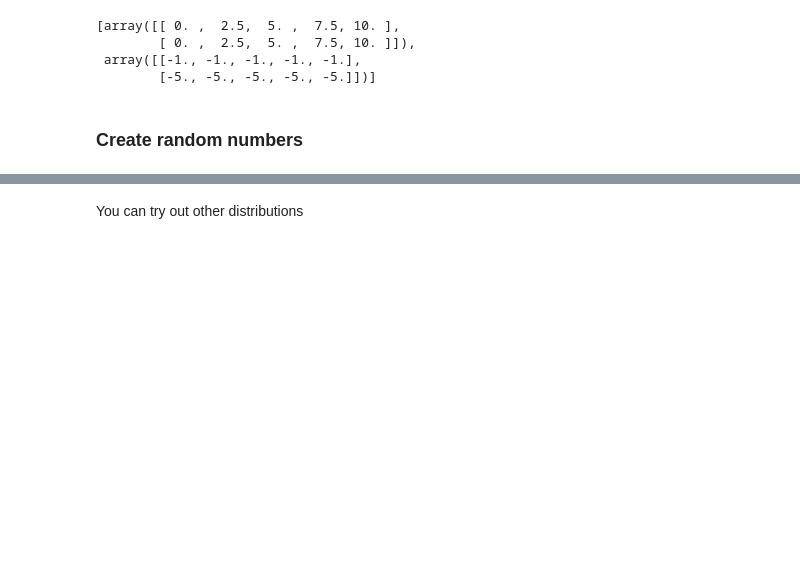
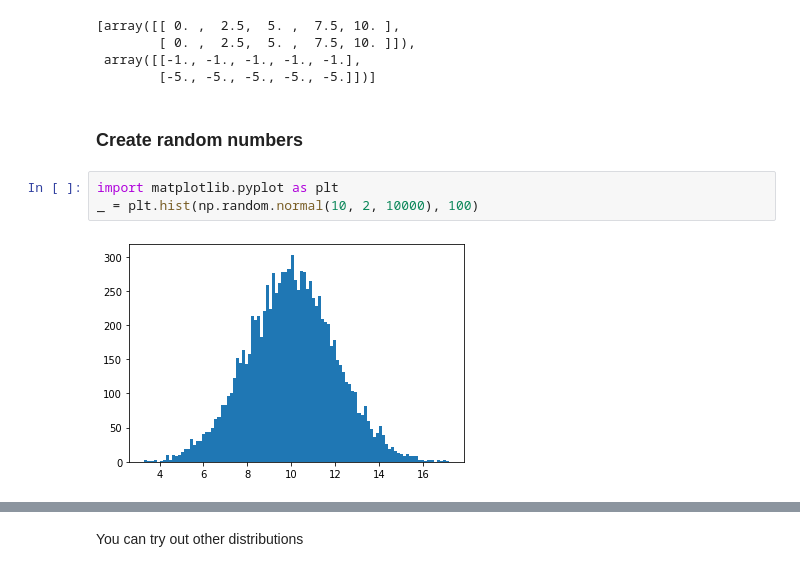
Before and after one commit to Advestis/machine_learning_course, a Jupyter notebook: py_data_science.ipynb, the cells around one changed output, grey strips where cells are left out. Saved outputs shown, nothing was run; the diff lists cells and outputs as text; blank space fills up the shorter version.

```diff
--- a/py_data_science.ipynb
+++ b/py_data_science.ipynb
@@ -198,6 +210,11 @@ np.meshgrid(
         [-5., -5., -5., -5., -5.]])]
 # %% [markdown]
 ### Create random numbers
+# %%
+import matplotlib.pyplot as plt
+_ = plt.hist(np.random.normal(10, 2, 10000), 100)
+# %% [output]
+[figure, added]
 # %%
 np.random.normal()  # Single sample drawn on a Gaussian distribution of mean 0 and std 1
 # %% [output]
```
Also changed, not shown: parts of 29 cells of this notebook, 1 other file.
